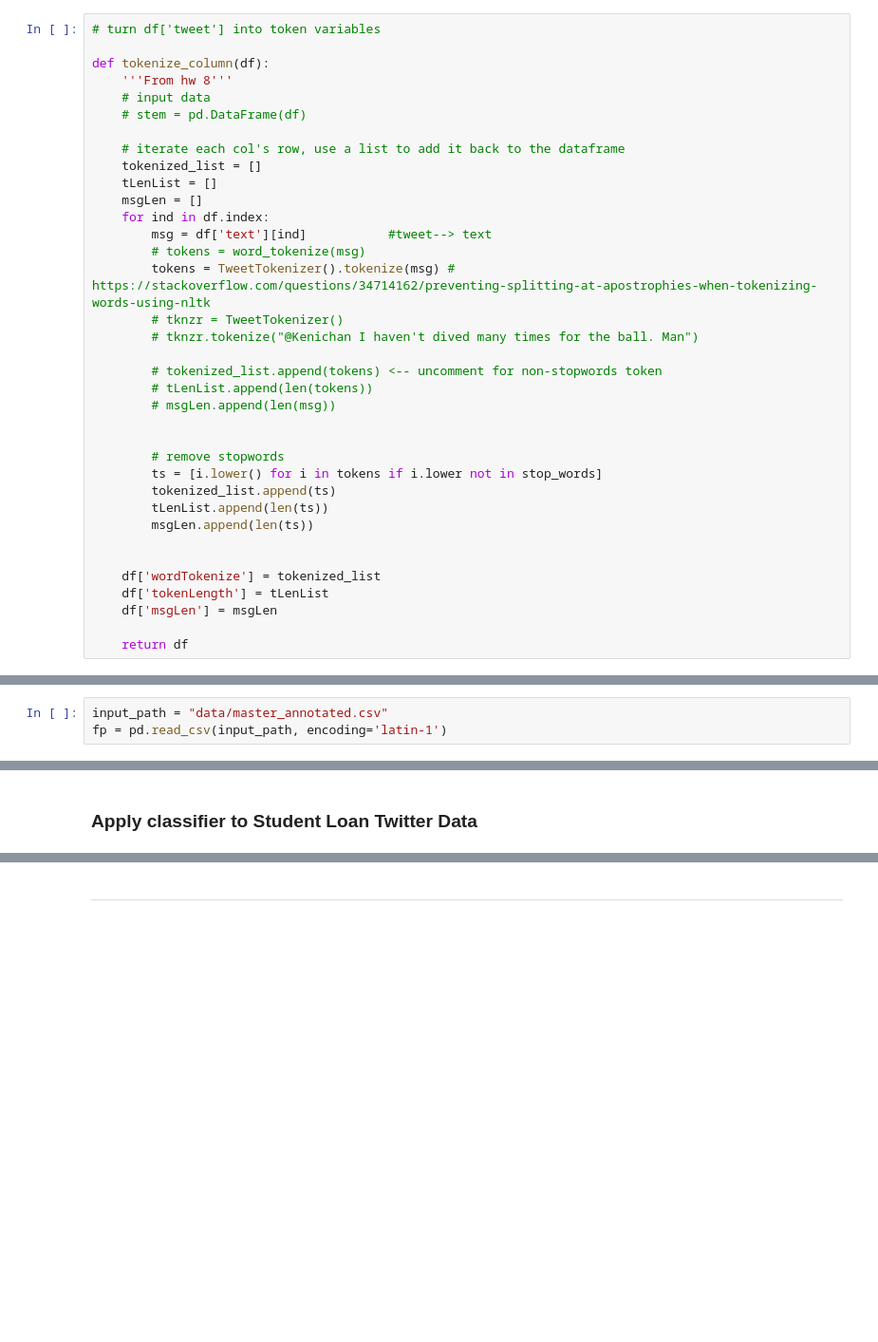
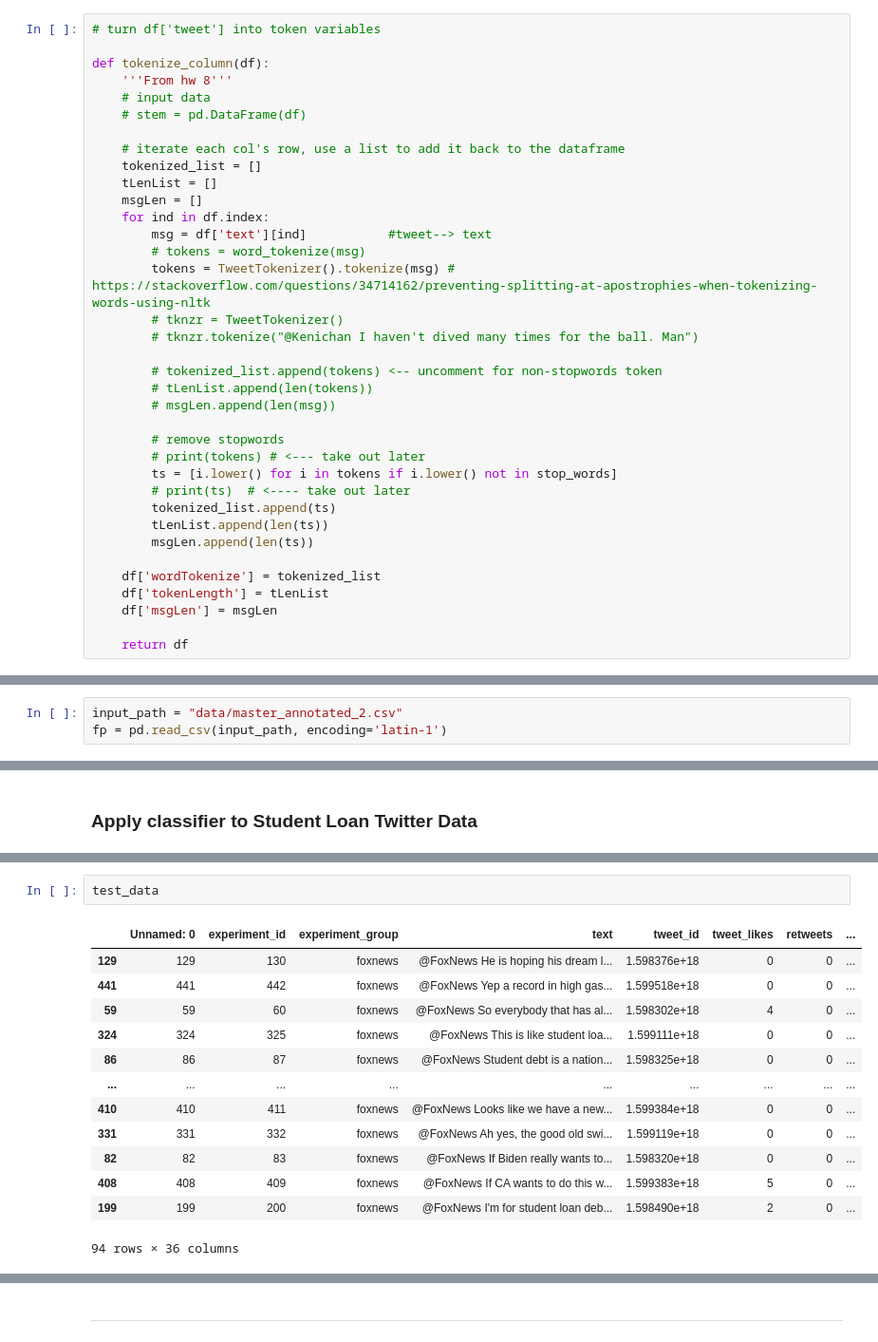
Before and after one commit to mzins/analysis-of-public-opinion, a Jupyter notebook: sentiment_analysis.ipynb, the cells around one changed output, grey strips where cells are left out. Shown at 95% size. Drawn from its saved outputs; the diff is of its cells as text; blank space fills up the shorter version.

```diff
--- a/sentiment_analysis.ipynb
+++ b/sentiment_analysis.ipynb
@@ -83,13 +88,13 @@ def tokenize_column(df):
         # tLenList.append(len(tokens))
         # msgLen.append(len(msg))
 
-
         # remove stopwords
-        ts = [i.lower() for i in tokens if i.lower not in stop_words]
+        # print(tokens) # <--- take out later
+        ts = [i.lower() for i in tokens if i.lower() not in stop_words]
+        # print(ts)  # <---- take out later
         tokenized_list.append(ts)
         tLenList.append(len(ts))
         msgLen.append(len(ts))
-
 
     df['wordTokenize'] = tokenized_list
     df['tokenLength'] = tLenList
@@ -99,7 +128,7 @@ def tokenize_column(df):
 # %% [markdown]
 ## Get training data
 # %%
-input_path = "data/master_annotated.csv"
+input_path = "data/master_annotated_2.csv"
 fp = pd.read_csv(input_path, encoding='latin-1')
 # %%
 # add a tokenized list from Twitter text
@@ -187 +225,17 @@ test_data = pd.concat(X_test, y_test)
+# %%
+test_data
+# %% [output]
+|  | Unnamed: 0 | experiment_id | experiment_group | text | tweet_id | tweet_likes | retweets | ... |
+| 129 | 129 | 130 | foxnews | @FoxNews He is hoping his dream l... | 1.598376e+18 | 0 | 0 | ... |
+| 441 | 441 | 442 | foxnews | @FoxNews Yep a record in high gas... | 1.599518e+18 | 0 | 0 | ... |
+| 59 | 59 | 60 | foxnews | @FoxNews So everybody that has al... | 1.598302e+18 | 4 | 0 | ... |
+| 324 | 324 | 325 | foxnews | @FoxNews This is like student loa... | 1.599111e+18 | 0 | 0 | ... |
+| 86 | 86 | 87 | foxnews | @FoxNews Student debt is a nation... | 1.598325e+18 | 0 | 0 | ... |
+| ... | ... | ... | ... | ... | ... | ... | ... | ... |
+| 410 | 410 | 411 | foxnews | @FoxNews Looks like we have a new... | 1.599384e+18 | 0 | 0 | ... |
+| 331 | 331 | 332 | foxnews | @FoxNews Ah yes, the good old swi... | 1.599119e+18 | 0 | 0 | ... |
+| 82 | 82 | 83 | foxnews | @FoxNews If Biden really wants to... | 1.598320e+18 | 0 | 0 | ... |
+| 408 | 408 | 409 | foxnews | @FoxNews If CA wants to do this w... | 1.599383e+18 | 5 | 0 | ... |
+| 199 | 199 | 200 | foxnews | @FoxNews I'm for student loan deb... | 1.598490e+18 | 2 | 0 | ... |
+94 rows × 36 columns
 # %%
```
Also changed, not shown: parts of 23 cells of this notebook, 8 other files.
